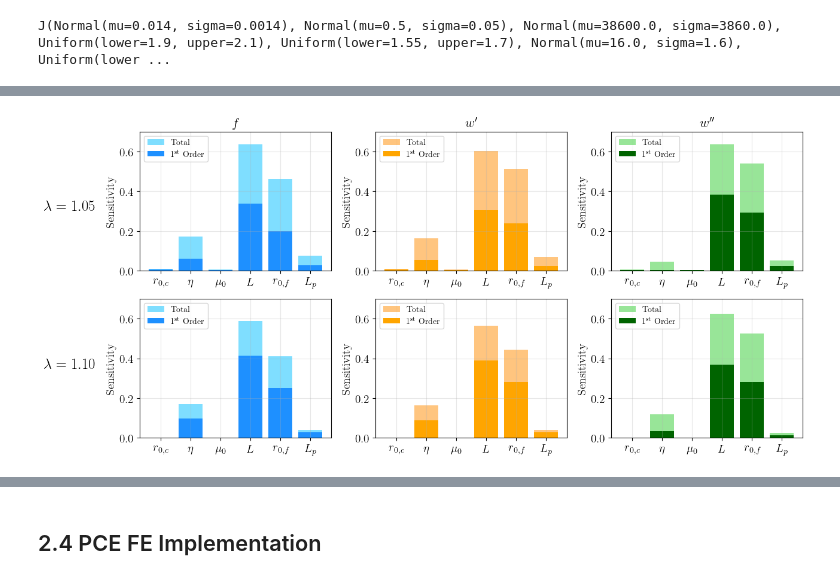
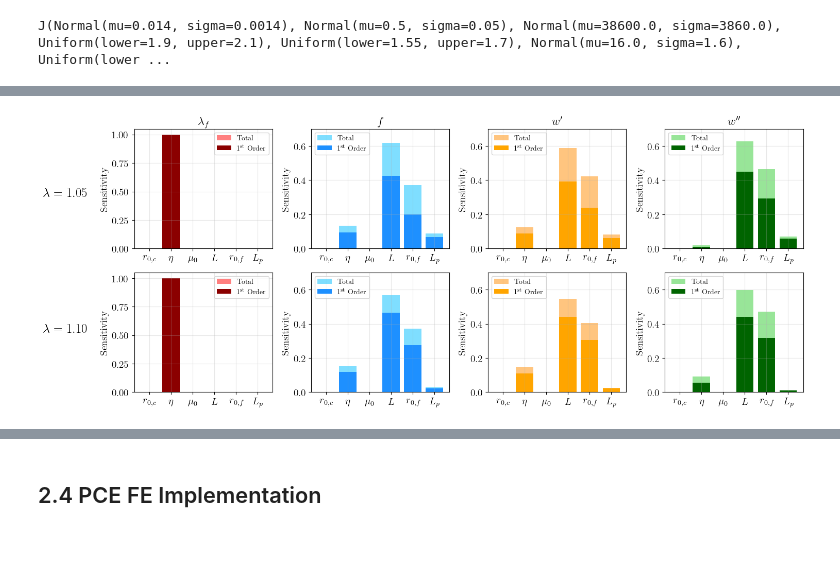
Before and after one commit to luisrlp/stochastic-biopolymers, a Jupyter notebook: notebooks/pce_aux.ipynb, the cells around one changed output, grey strips where cells are left out. Drawn from its saved outputs; the diff is of its cells as text; code cells hidden in the pictures; blank space fills up the shorter version.

Commit message:
lambdaf as pce output

```diff
--- a/notebooks/pce_aux.ipynb
+++ b/notebooks/pce_aux.ipynb
@@ -100,2 +36,0 @@ df_results[df_results['force'] > 1.].head()
-# %%
-pce_constructor = PCEConstructor(df_results, rnd_inputs, joint_dist)
@@ -372,3 +139,3 @@ df_results.head(10)
 # %%
-pce_constructor = PCEConstructor(df_results, rnd_inputs, joint_dist)
-poly_basis, _ = pce_constructor.poly_basis(degree=2, normed=True)
+# pce_constructor = PCEConstructor(df_results, rnd_inputs, joint_dist)
+# poly_basis, _ = pce_constructor.poly_basis(degree=2, normed=True)
@@ -876,8 +575,8 @@ os.chdir('..')
 os.chdir('models')
 os.getcwd()
 # file_list = os.listdir('best/1_4_1')
-file_list = ['best/1_1/rnd_500_LS_d2', 'best/1_2/LHS_500_LS_d2', 'best/1_3_1/rnd_500_LS_d2', 'best/1_3_2/rnd_2500_LS_d2']
-file_id = 'best/1_2/LHS_500_LS_d2'
+file_list = ['new_best/1_1', 'new_best/1_2', 'new_best/1_3', 'new_best/1_4', 'new_best/1_5']
+# file_id = 'best/1_2/LHS_500_LS_d2'
 
 distributions = {
     'normal': cp.Normal,
@@ -1350,8 +868,8 @@ os.getcwd()
 os.chdir('..')
 os.chdir('models')
 os.getcwd()
-# file_list = os.listdir('best/1_4_1')
-file_list = ['best/1_1/rnd_500_LS_d2', 'best/1_2/LHS_500_LS_d2', 'best/1_3_1/rnd_500_LS_d2', 'best/1_3_2/rnd_2500_LS_d2']
+file_list = os.listdir('new_best')
+# file_list = ['best/1_1/rnd_500_LS_d2', 'best/1_2/LHS_500_LS_d2', 'best/1_3_1/rnd_500_LS_d2', 'best/1_3_2/rnd_2500_LS_d2']
 file_id = 'best/1_2/LHS_500_LS_d2'
 
 distributions = {
@@ -1367,11 +885,11 @@ pce_model_list = []
 for file_id in file_list:
 
     # Load test results from pickle file
-    with open(f'{file_id}/test_results.pkl', 'rb') as file:
+    with open(f'new_best/{file_id}/test_results.pkl', 'rb') as file:
         test_results = pickle.load(file)
 
     # Load the pce model from pickle file
-    with open(f'{file_id}/pce_model.pkl', 'rb') as file:
+    with open(f'new_best/{file_id}/pce_model.pkl', 'rb') as file:
         pce_model = pickle.load(file)
 
     # test_results_list.append(test_results)
@@ -1463,43 +982,49 @@ Sobol indices t: [[0.0086744  0.00873478 0.00767791]
 # %%
 # Create barplots for the sobol indices (first order and total)
 import matplotlib.pyplot as plt
 
-QOI_symbols = ['$f$', '$w^{\prime}$', '$w^{\prime\prime}$']
+QOI_symbols = ['$\lambda_f$', '$f$', '$w^{\prime}$', '$w^{\prime\prime}$']
 input_symbols = ['$r_{0,c}$', '$\eta$', '$\mu_0$', '$L$', '$r_{0,f}$', '$L_p$']
 
-fig, axs = plt.subplots(2, 3, figsize=(12, 6))
-color_list = [['deepskyblue', 'dodgerblue'], ['darkorange', 'orange'], ['limegreen', 'darkgreen']]
+fig, axs = plt.subplots(2, len(QOI_symbols), figsize=(14, 6))
+color_list = [['red', 'darkred'],['deepskyblue', 'dodgerblue'], ['darkorange', 'orange'], ['limegreen', 'darkgreen']]
 
 fig.text(-0.035, 0.72, '$\lambda=1.05$', ha='center', va='center', fontsize=18)
 fig.text(-0.035, 0.28, '$\lambda=1.10$', ha='center', va='center', fontsize=18)
 
 # First order Sobol indices
-for i in range(3):
+for i in range(len(QOI_symbols)):
     axs[0, i].bar(range(len(sobol_indices_t[:,i])), sobol_indices_t[:,i], tick_label=input_symbols, alpha=0.5, color=color_list[i][0], label='Total')
     axs[0, i].bar(range(len(sobol_indices[:,i])), sobol_indices[:,i], tick_label=input_symbols, color=color_list[i][1], label='$1^{\mathrm{st}}$ Order')
     axs[0, i].tick_params(axis='x', labelsize=14)
     axs[0, i].tick_params(axis='y', labelsize=14)
     axs[0, i].set_title(f"{QOI_symbols[i]}", fontsize=16)
     axs[0, i].set_ylabel("Sensitivity", fontsize=14)
-    axs[0, i].legend(loc='upper left')
-    axs[0,i].set_ylim(0, 0.7)
+    if i != 0:
+        axs[0,i].set_ylim(0, 0.7)
+        axs[0, i].legend(loc='upper left')
+    else:
+        axs[0, i].legend()
     axs[0,i].grid(True, alpha=0.3)
 
 # Total Sobol indices
-for i in range(3):
+for i in range(len(QOI_symbols)):
     axs[1,i].grid(True, alpha=0.3)
     axs[1, i].bar(range(len(sobol_indices_t_2[:,i])), sobol_indices_t_2[:,i], tick_label=input_symbols, alpha=0.5, color=color_list[i][0], label='Total')
     axs[1, i].bar(range(len(sobol_indices_2[:,i])), sobol_indices_2[:,i], tick_label=input_symbols, color=color_list[i][1], label='$1^{\mathrm{st}}$ Order')
     axs[1, i].tick_params(axis='x', labelsize=14)
     axs[1, i].tick_params(axis='y', labelsize=14)
     axs[1, i].set_ylabel("Sensitivity", fontsize=14)
-    axs[1, i].legend(loc='upper left')
-    axs[1,i].set_ylim(0, 0.7)
+    if i != 0:
+        axs[1, i].legend(loc='upper left')
+        axs[1,i].set_ylim(0, 0.7)
+    else:
+        axs[1, i].legend()
 
 plt.tight_layout()
-# os.chdir('..')
-# os.chdir('figures')
-# plt.savefig('PCE_sobol.svg', bbox_inches='tight')
+os.chdir('..')
+os.chdir('figures')
+plt.savefig('new_PCE_sobol.pdf', bbox_inches='tight')
 plt.show()
 # %% [output]
-[figure, old version]
+[figure, new version]
```
Also changed, not shown: parts of 82 cells of this notebook, 2 other files.
